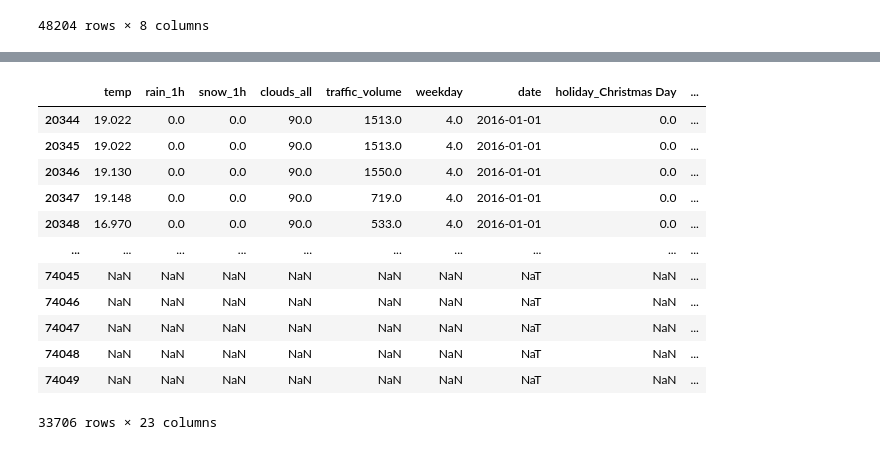
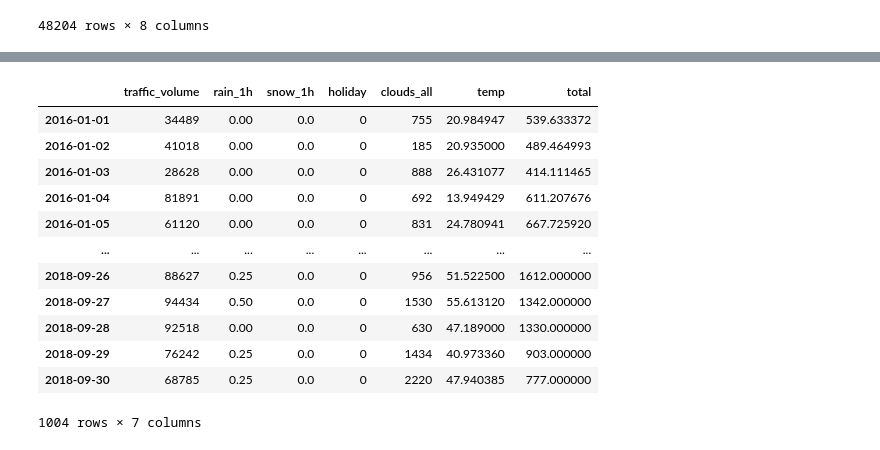
Before and after one commit to mhertel278/Data_Bootcamp_Capstone_Project, a Jupyter notebook: Vandivort_segment1_machine_learning.ipynb, the cells around one changed output, grey strips where cells are left out. Cells and saved outputs as stored; diff of their text form; code cells hidden in the pictures.

```diff
--- a/Vandivort_segment1_machine_learning.ipynb
+++ b/Vandivort_segment1_machine_learning.ipynb
@@ -281,5 +238,5 @@ Traffic_analysis_features
 # %%
 # Drop the non-beneficial ID columns, 'site','agency','lat','long','city','mndot_district','mode','doy','imputed''.
-bike_df = bike_df.drop(['site','agency','lat','long','city','mndot_district','mode','doy','imputed',], axis=1)
+bike_df = bike_df.drop(['site','agency','lat','long','city','mndot_district','doy','imputed',], axis=1)
 bike_df.head
 # %% [output]
@@ -351,0 +295,8 @@ Ramsey_county_df
+# %%
+Bike_start_date = '2015-12-31'
+Bike_end_date = '2018-9-30'
+
+mask = (Ramsey_county_df['date_day'] > start_date) & (Ramsey_county_df['date_day'] <= end_date)
+
+Ramsey_county_df = Ramsey_county_df.loc[mask]
+Ramsey_county_df
@@ -351,0 +317,3 @@ Ramsey_county_df
+# %%
+bike_grouped_dates = Ramsey_county_df.groupby('date_day').aggregate({'total':'sum',})
+bike_grouped_dates
@@ -351,0 +335,4 @@ Ramsey_county_df
+# %%
+grouped_dates = Traffic_analysis_features.groupby('date').aggregate({'traffic_volume':'sum','rain_1h':'sum','snow_1h':'sum','holiday':'sum'
+                                                                    ,'clouds_all':'sum','temp':'mean'})
+grouped_dates
@@ -352,17 +354,17 @@ Ramsey_county_df
 # %%
-combined_df = pd.concat([Traffic_analysis_features, Ramsey_county_df], axis=1)
+combined_df = pd.concat([grouped_dates, bike_grouped_dates], axis=1)
 combined_df
 # %% [output]
-|  | temp | rain_1h | snow_1h | clouds_all | traffic_volume | weekday | date | holiday_Christmas Day | ... |
-| 20344 | 19.022 | 0.0 | 0.0 | 90.0 | 1513.0 | 4.0 | 2016-01-01 | 0.0 | ... |
-| 20345 | 19.022 | 0.0 | 0.0 | 90.0 | 1513.0 | 4.0 | 2016-01-01 | 0.0 | ... |
-| 20346 | 19.130 | 0.0 | 0.0 | 90.0 | 1550.0 | 4.0 | 2016-01-01 | 0.0 | ... |
-| 20347 | 19.148 | 0.0 | 0.0 | 90.0 | 719.0 | 4.0 | 2016-01-01 | 0.0 | ... |
-| 20348 | 16.970 | 0.0 | 0.0 | 90.0 | 533.0 | 4.0 | 2016-01-01 | 0.0 | ... |
-| ... | ... | ... | ... | ... | ... | ... | ... | ... | ... |
-| 74045 | NaN | NaN | NaN | NaN | NaN | NaN | NaT | NaN | ... |
-| 74046 | NaN | NaN | NaN | NaN | NaN | NaN | NaT | NaN | ... |
-| 74047 | NaN | NaN | NaN | NaN | NaN | NaN | NaT | NaN | ... |
-| 74048 | NaN | NaN | NaN | NaN | NaN | NaN | NaT | NaN | ... |
-| 74049 | NaN | NaN | NaN | NaN | NaN | NaN | NaT | NaN | ... |
+|  | traffic_volume | rain_1h | snow_1h | holiday | clouds_all | temp | total |
+| 2016-01-01 | 34489 | 0.00 | 0.0 | 0 | 755 | 20.984947 | 539.633372 |
+| 2016-01-02 | 41018 | 0.00 | 0.0 | 0 | 185 | 20.935000 | 489.464993 |
+| 2016-01-03 | 28628 | 0.00 | 0.0 | 0 | 888 | 26.431077 | 414.111465 |
+| 2016-01-04 | 81891 | 0.00 | 0.0 | 0 | 692 | 13.949429 | 611.207676 |
+| 2016-01-05 | 61120 | 0.00 | 0.0 | 0 | 831 | 24.780941 | 667.725920 |
+| ... | ... | ... | ... | ... | ... | ... | ... |
+| 2018-09-26 | 88627 | 0.25 | 0.0 | 0 | 956 | 51.522500 | 1612.000000 |
+| 2018-09-27 | 94434 | 0.50 | 0.0 | 0 | 1530 | 55.613120 | 1342.000000 |
+| 2018-09-28 | 92518 | 0.00 | 0.0 | 0 | 630 | 47.189000 | 1330.000000 |
+| 2018-09-29 | 76242 | 0.25 | 0.0 | 0 | 1434 | 40.973360 | 903.000000 |
+| 2018-09-30 | 68785 | 0.25 | 0.0 | 0 | 2220 | 47.940385 | 777.000000 |
-33706 rows × 23 columns
+1004 rows × 7 columns
```
Also changed, not shown: parts of 28 cells of this notebook.
